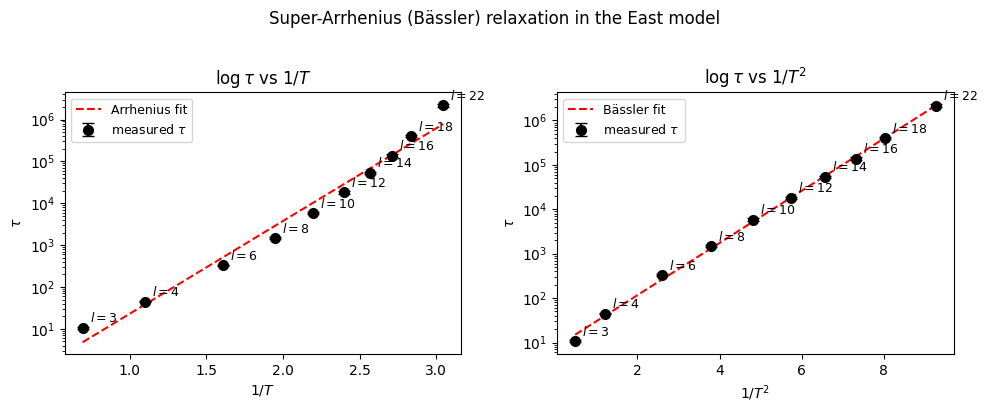
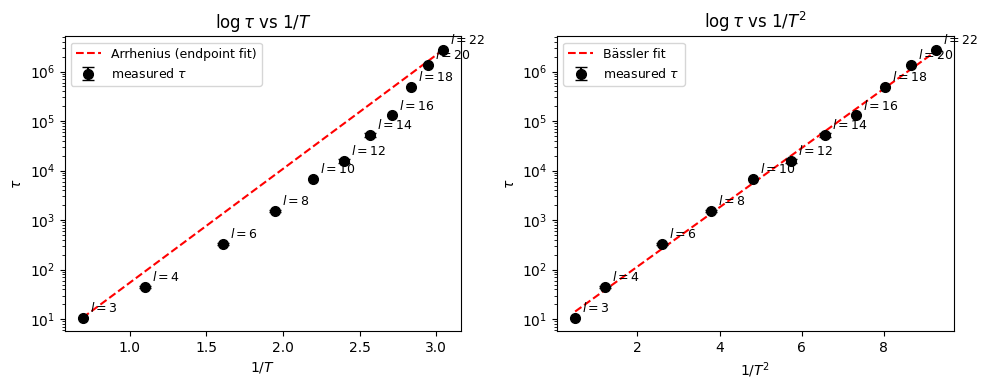
The notebook cell's code change between the first figure and the second:
--- before
+++ after
@@ -11,7 +11,7 @@
 fig, axes = plt.subplots(1, 2, figsize=(10, 4))
 
-for ax, xvals, xlabel, title, fit_label in [
-    (axes[0], invT,  r'$1/T$',   r'$\log\tau$ vs $1/T$',   'Arrhenius fit'),
-    (axes[1], invT2, r'$1/T^2$', r'$\log\tau$ vs $1/T^2$', 'Bässler fit'),
+for ax, xvals, xlabel, title, fit_label, two_point in [
+    (axes[0], invT,  r'$1/T$',   r'$\log\tau$ vs $1/T$',   'Arrhenius (endpoint fit)', True),
+    (axes[1], invT2, r'$1/T^2$', r'$\log\tau$ vs $1/T^2$', 'Bässler fit',              False),
 ]:
     ax.errorbar(xvals[valid], tau_arr[valid], yerr=tau_err_arr[valid],
@@ -20,5 +20,11 @@
         ax.annotate(f'$l={l}$', (x, tau), textcoords='offset points',
                     xytext=(5, 4), fontsize=9)
-    coeffs = np.polyfit(xvals[valid], log_tau[valid], 1)
+    if two_point:
+        x0, x1 = xvals[valid][0], xvals[valid][-1]
+        y0, y1 = log_tau[valid][0], log_tau[valid][-1]
+        slope = (y1 - y0) / (x1 - x0)
+        coeffs = np.array([slope, y0 - slope * x0])
+    else:
+        coeffs = np.polyfit(xvals[valid], log_tau[valid], 1)
     x_fit  = np.linspace(xvals[valid].min(), xvals[valid].max(), 200)
     ax.semilogy(x_fit, np.exp(np.polyval(coeffs, x_fit)), 'r--', lw=1.5, label=fit_label)
@@ -29,5 +35,4 @@
     ax.legend(fontsize=9)
 
-plt.suptitle('Super-Arrhenius (Bässler) relaxation in the East model', y=1.02)
 plt.tight_layout()
 plt.show()

Commit: updating ACF results